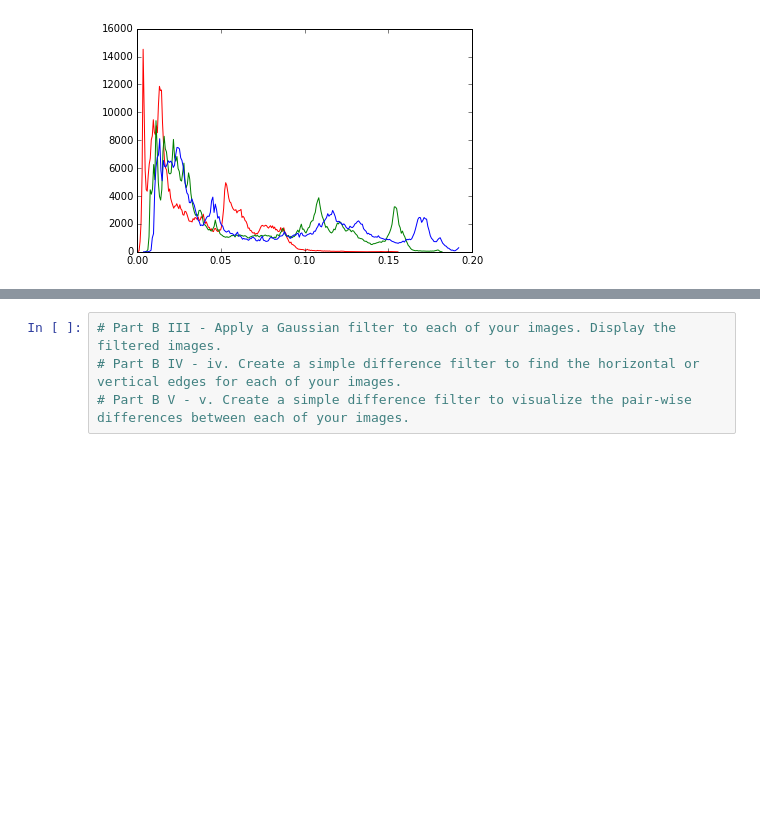
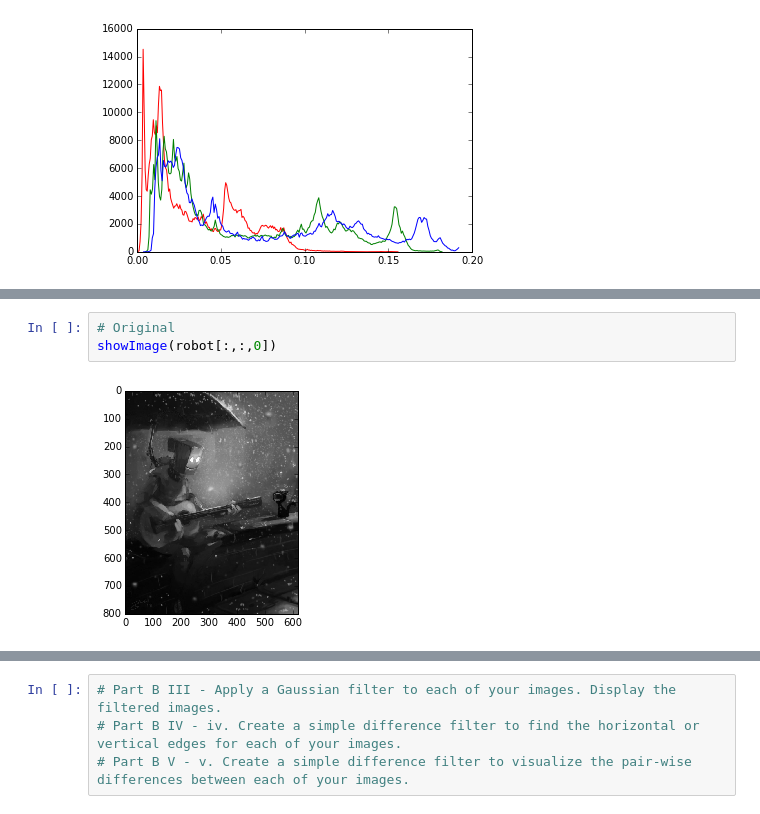
Before and after one commit to alexjohnson505/skimage-tutorials, a Jupyter notebook: CS4300_Assignment02_AlexJohnson.ipynb, the cells around one changed output, grey strips where cells are left out. Cells and saved outputs as stored; diff of their text form; blank space fills up the shorter version.

```diff
--- a/CS4300_Assignment02_AlexJohnson.ipynb
+++ b/CS4300_Assignment02_AlexJohnson.ipynb
@@ -180,0 +184,5 @@ plt.imshow(kerneled)
+# %%
+# Original
+showImage(robot[:,:,0])
+# %% [output]
+[figure, added]
```
Also changed, not shown: parts of 7 cells of this notebook.
